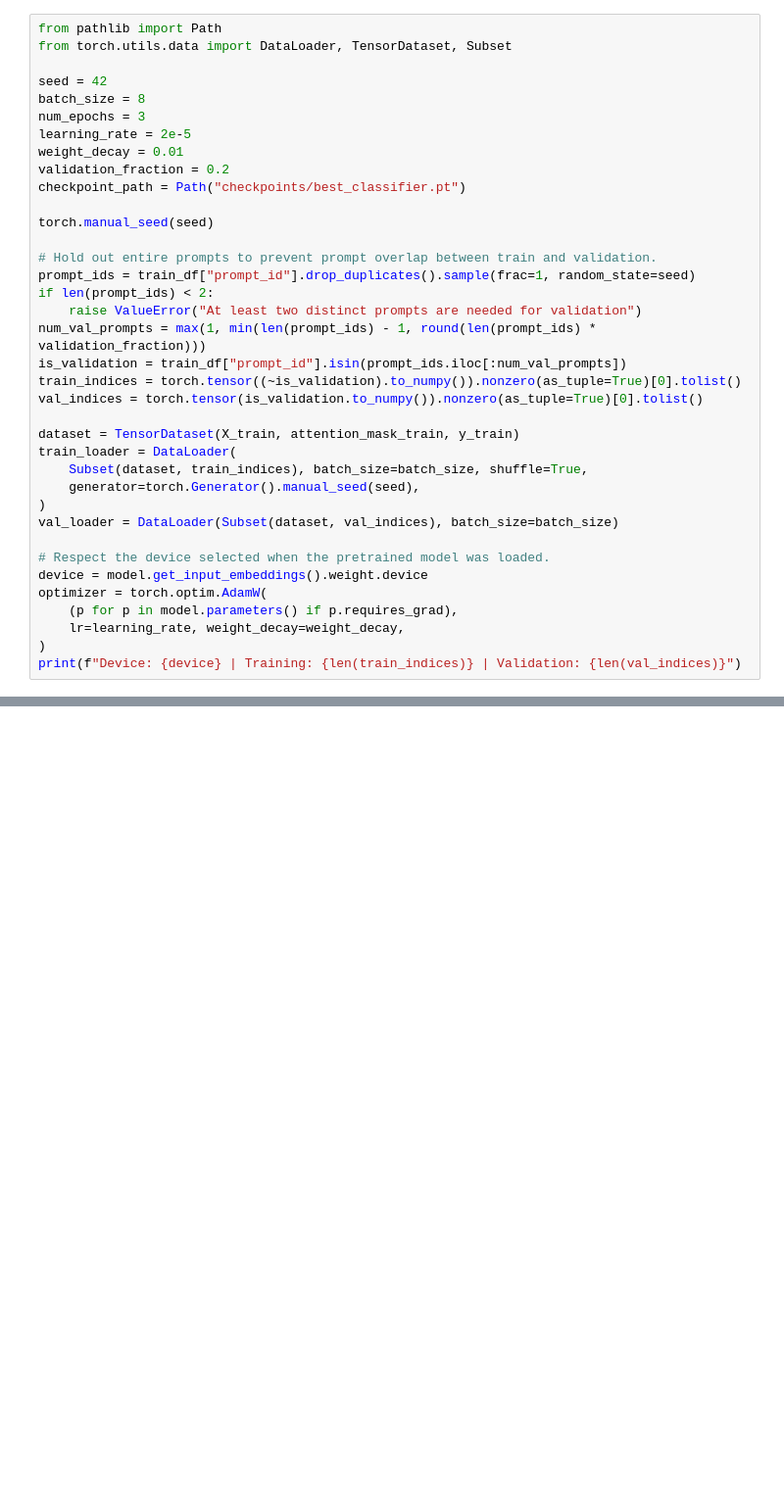
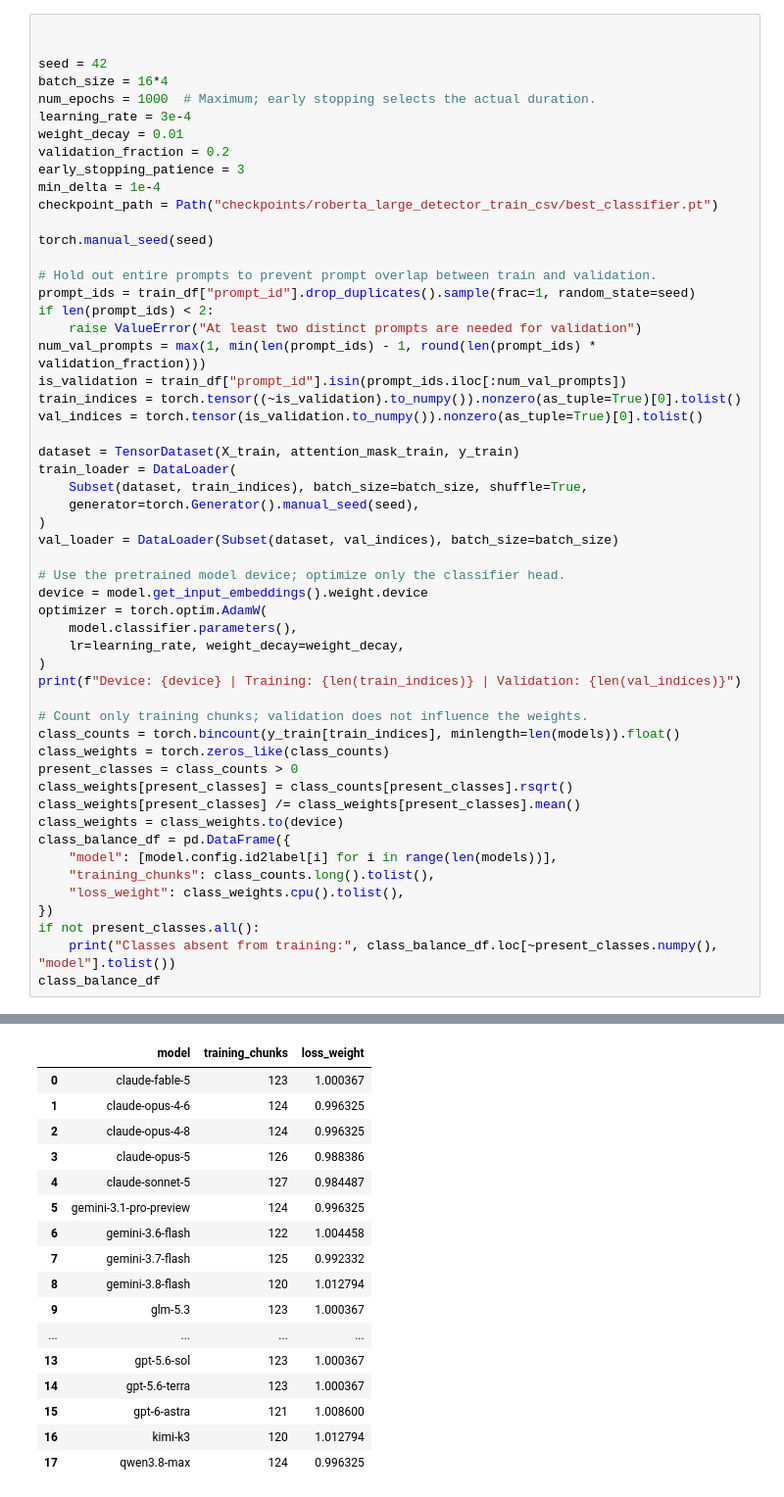
Before and after one commit to JadenMajid/AI360-Project, a Jupyter notebook: testing.ipynb, the cells around one changed output, grey strips where cells are left out. Shown at 98% size. Cells and saved outputs as stored; diff of their text form; blank space fills up the shorter version.

```diff
--- a/testing.ipynb
+++ b/testing.ipynb
@@ -95,14 +225,15 @@ model.classifier
 # %%
-from pathlib import Path
-from torch.utils.data import DataLoader, TensorDataset, Subset
+
 
 seed = 42
-batch_size = 8
-num_epochs = 3
-learning_rate = 2e-5
+batch_size = 16*4
+num_epochs = 1000  # Maximum; early stopping selects the actual duration.
+learning_rate = 3e-4
 weight_decay = 0.01
 validation_fraction = 0.2
-checkpoint_path = Path("checkpoints/best_classifier.pt")
+early_stopping_patience = 3
+min_delta = 1e-4
+checkpoint_path = Path("checkpoints/roberta_large_detector_train_csv/best_classifier.pt")
 
 torch.manual_seed(seed)
 
@@ -122,10 +253,27 @@ train_loader = DataLoader(
 )
 val_loader = DataLoader(Subset(dataset, val_indices), batch_size=batch_size)
 
-# Respect the device selected when the pretrained model was loaded.
+# Use the pretrained model device; optimize only the classifier head.
 device = model.get_input_embeddings().weight.device
 optimizer = torch.optim.AdamW(
-    (p for p in model.parameters() if p.requires_grad),
+    model.classifier.parameters(),
     lr=learning_rate, weight_decay=weight_decay,
 )
 print(f"Device: {device} | Training: {len(train_indices)} | Validation: {len(val_indices)}")
+
+# Count only training chunks; validation does not influence the weights.
+class_counts = torch.bincount(y_train[train_indices], minlength=len(models)).float()
+class_weights = torch.zeros_like(class_counts)
+present_classes = class_counts > 0
+class_weights[present_classes] = class_counts[present_classes].rsqrt()
+class_weights[present_classes] /= class_weights[present_classes].mean()
+class_weights = class_weights.to(device)
+class_balance_df = pd.DataFrame({
+    "model": [model.config.id2label[i] for i in range(len(models))],
+    "training_chunks": class_counts.long().tolist(),
+    "loss_weight": class_weights.cpu().tolist(),
+})
+if not present_classes.all():
+    print("Classes absent from training:", class_balance_df.loc[~present_classes.numpy(), "model"].tolist())
+class_balance_df
+# %% [output]
@@ -132 +281,18 @@ print(f"Device: {device} | Training: {len(train_indices)} | Validation: {len(val
+|  | model | training_chunks | loss_weight |
+| 0 | claude-fable-5 | 123 | 1.000367 |
+| 1 | claude-opus-4-6 | 124 | 0.996325 |
+| 2 | claude-opus-4-8 | 124 | 0.996325 |
+| 3 | claude-opus-5 | 126 | 0.988386 |
+| 4 | claude-sonnet-5 | 127 | 0.984487 |
+| 5 | gemini-3.1-pro-preview | 124 | 0.996325 |
+| 6 | gemini-3.6-flash | 122 | 1.004458 |
+| 7 | gemini-3.7-flash | 125 | 0.992332 |
+| 8 | gemini-3.8-flash | 120 | 1.012794 |
+| 9 | glm-5.3 | 123 | 1.000367 |
+| ... | ... | ... | ... |
+| 13 | gpt-5.6-sol | 123 | 1.000367 |
+| 14 | gpt-5.6-terra | 123 | 1.000367 |
+| 15 | gpt-6-astra | 121 | 1.008600 |
+| 16 | kimi-k3 | 120 | 1.012794 |
+| 17 | qwen3.8-max | 124 | 0.996325 |
 # %%
```
Also changed, not shown: parts of 12 cells of this notebook, 1 other file.
